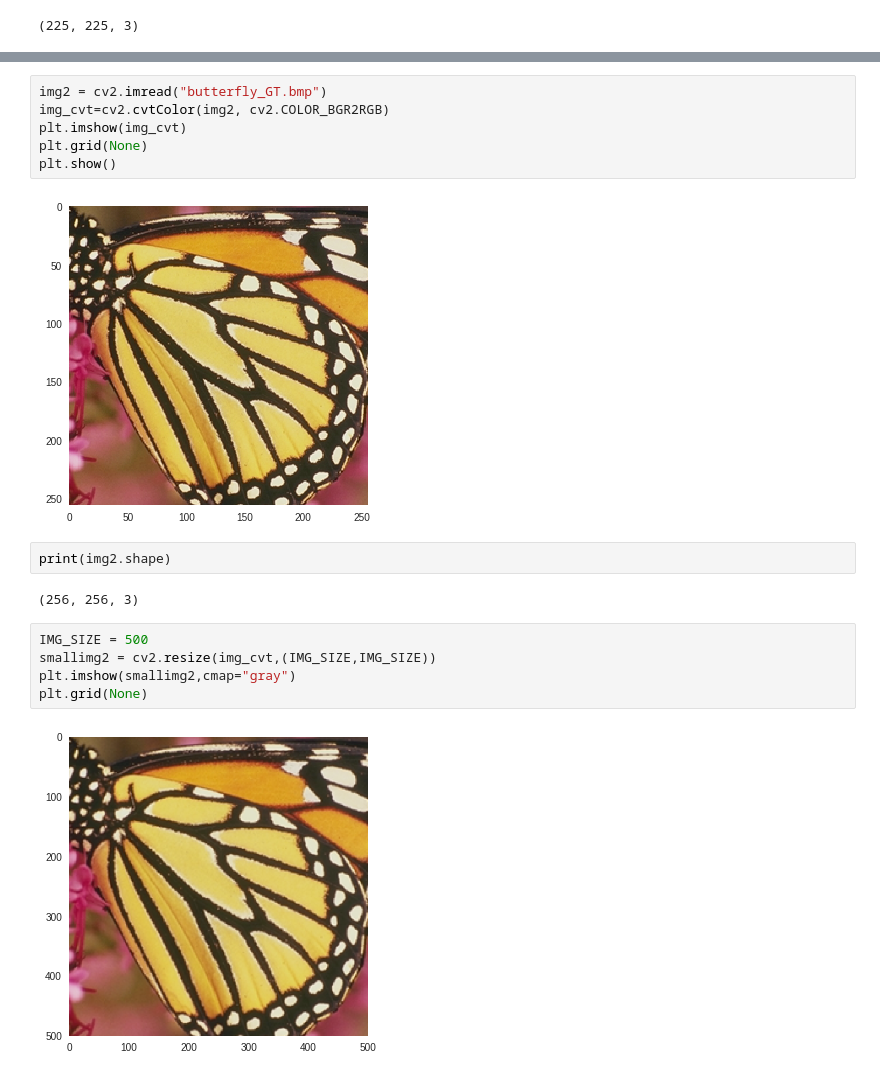
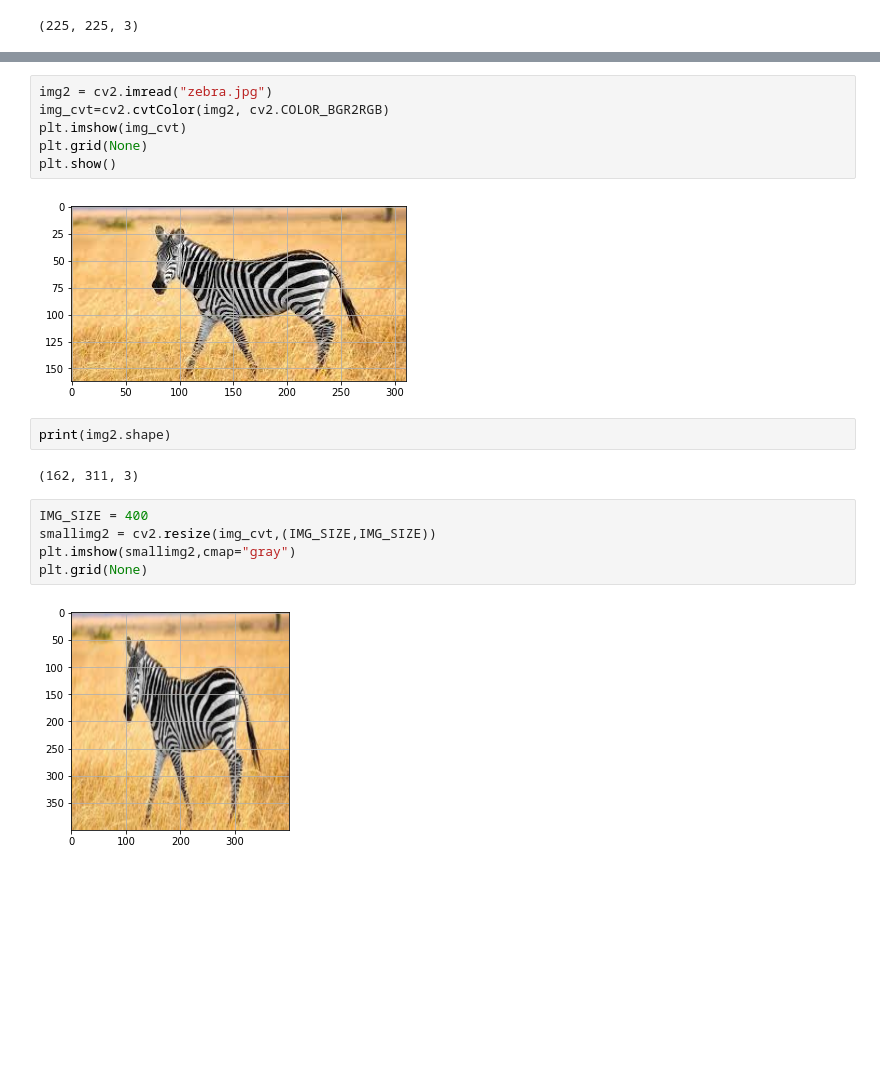
Before and after one commit to jarwarayaz/jarwarayaz, a Jupyter notebook: ADD_TWO_IMAGES_AND_RESHAP.ipynb, the cells around one changed output, grey strips where cells are left out. Saved outputs shown, nothing was run; the diff lists cells and outputs as text; blank space fills up the shorter version.

```diff
--- a/ADD_TWO_IMAGES_AND_RESHAP.ipynb
+++ b/ADD_TWO_IMAGES_AND_RESHAP.ipynb
@@ -45,22 +45,22 @@ Saving butterfly_GT.bmp to butterfly_GT.bmp
 # %%
-img2 = cv2.imread("butterfly_GT.bmp")
+img2 = cv2.imread("zebra.jpg")
 img_cvt=cv2.cvtColor(img2, cv2.COLOR_BGR2RGB)
 plt.imshow(img_cvt)
 plt.grid(None)
 plt.show()
 # %% [output]
-[figure, old version]
+[figure, new version]
 # %%
 print(img2.shape)
 # %% [output]
-(256, 256, 3)
+(162, 311, 3)
 # %%
-IMG_SIZE = 500
+IMG_SIZE = 400
 smallimg2 = cv2.resize(img_cvt,(IMG_SIZE,IMG_SIZE))
 plt.imshow(smallimg2,cmap="gray")
 plt.grid(None)
 # %% [output]
-[figure, old version]
+[figure, new version]
 # %%
 print(smallimg2.shape)
 # %% [output]
```
Also changed, not shown: parts of 5 cells of this notebook.
